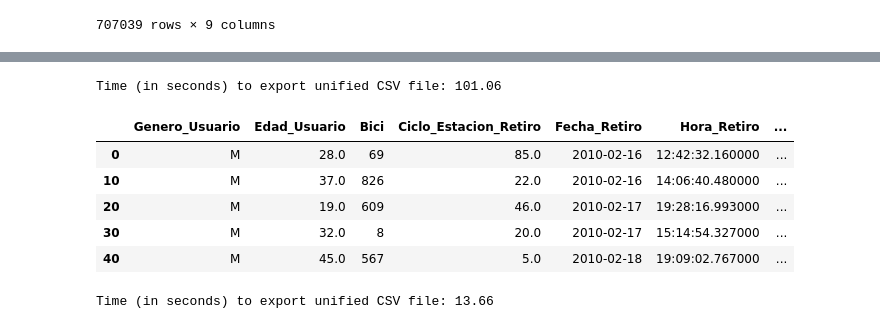
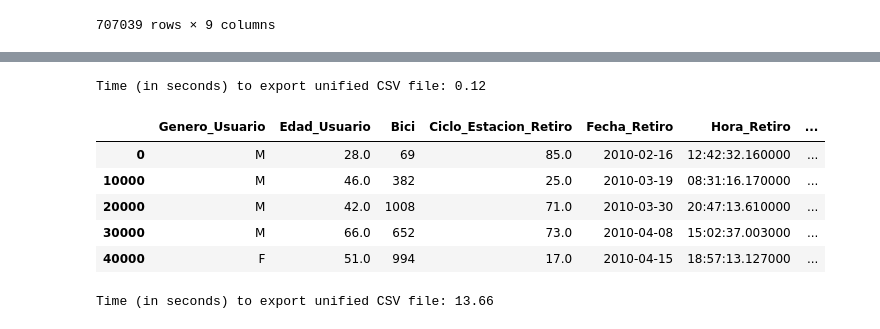
Before and after one commit to mgeffroy/P2-Ecobici_insights_and_recommendations, a Jupyter notebook: Resources/Data/2_Dataset_create_subsets.ipynb, the cells around one changed output, grey strips where cells are left out. Drawn from its saved outputs; the diff is of its cells as text; code cells hidden in the pictures.

Commit message:
One in Ten Thousand created with 7,100 entries

```diff
--- a/Resources/Data/2_Dataset_create_subsets.ipynb
+++ b/Resources/Data/2_Dataset_create_subsets.ipynb
@@ -116,3 +135,12 @@ ecobici_rides_df_oneInHundred
 | 70703700 | F | 23.0 | 15286 | 467.0 | 2021-12-05 | 08:20:32 | ... |
 | 70703800 | M | 30.0 | 9028 | 174.0 | 2021-12-05 | 08:58:05 | ... |
 707039 rows × 9 columns
+# %%
+oneInTenThousand = []
+lngth = len(ecobici_rides_df_test)
+for i in range(lngth):
+    if i%10000==0: oneInTenThousand.append(i)
+
+ecobici_rides_df_oneInTenThousand = ecobici_rides_df_test.iloc[oneInTenThousand, :].copy()
+
+ecobici_rides_df_oneInTenThousand
@@ -119,22 +161,22 @@ ecobici_rides_df_oneInHundred
 # %%
 # Export clean CSV file to master CSV file
 
 tic = timeit.default_timer()                            # Monitor performance
 
-ecobici_rides_df_oneInTen.to_csv("Gitignore-data-output-files/ecobici_ride_data-oneInTen.csv", index=False)
+ecobici_rides_df_oneInTenThousand.to_csv("Gitignore-data-output-files/ecobici_ride_data-oneInTenThousand.csv", index=False)
 
 toc = timeit.default_timer()                            # Monitor performance
 print(f'Time (in seconds) to export unified CSV file: {round(toc - tic, 2)}')
 
-ecobici_rides_df_oneInTen.head()
+ecobici_rides_df_oneInTenThousand.head()
 # %% [output]
-Time (in seconds) to export unified CSV file: 101.06
+Time (in seconds) to export unified CSV file: 0.12
 |  | Genero_Usuario | Edad_Usuario | Bici | Ciclo_Estacion_Retiro | Fecha_Retiro | Hora_Retiro | ... |
 | 0 | M | 28.0 | 69 | 85.0 | 2010-02-16 | 12:42:32.160000 | ... |
-| 10 | M | 37.0 | 826 | 22.0 | 2010-02-16 | 14:06:40.480000 | ... |
-| 20 | M | 19.0 | 609 | 46.0 | 2010-02-17 | 19:28:16.993000 | ... |
-| 30 | M | 32.0 | 8 | 20.0 | 2010-02-17 | 15:14:54.327000 | ... |
-| 40 | M | 45.0 | 567 | 5.0 | 2010-02-18 | 19:09:02.767000 | ... |
+| 10000 | M | 46.0 | 382 | 25.0 | 2010-03-19 | 08:31:16.170000 | ... |
+| 20000 | M | 42.0 | 1008 | 71.0 | 2010-03-30 | 20:47:13.610000 | ... |
+| 30000 | M | 66.0 | 652 | 73.0 | 2010-04-08 | 15:02:37.003000 | ... |
+| 40000 | F | 51.0 | 994 | 17.0 | 2010-04-15 | 18:57:13.127000 | ... |
 # %%
 # Export clean CSV file to master CSV file
 
```
Also changed, not shown: parts of 4 cells of this notebook, 1 other file.
